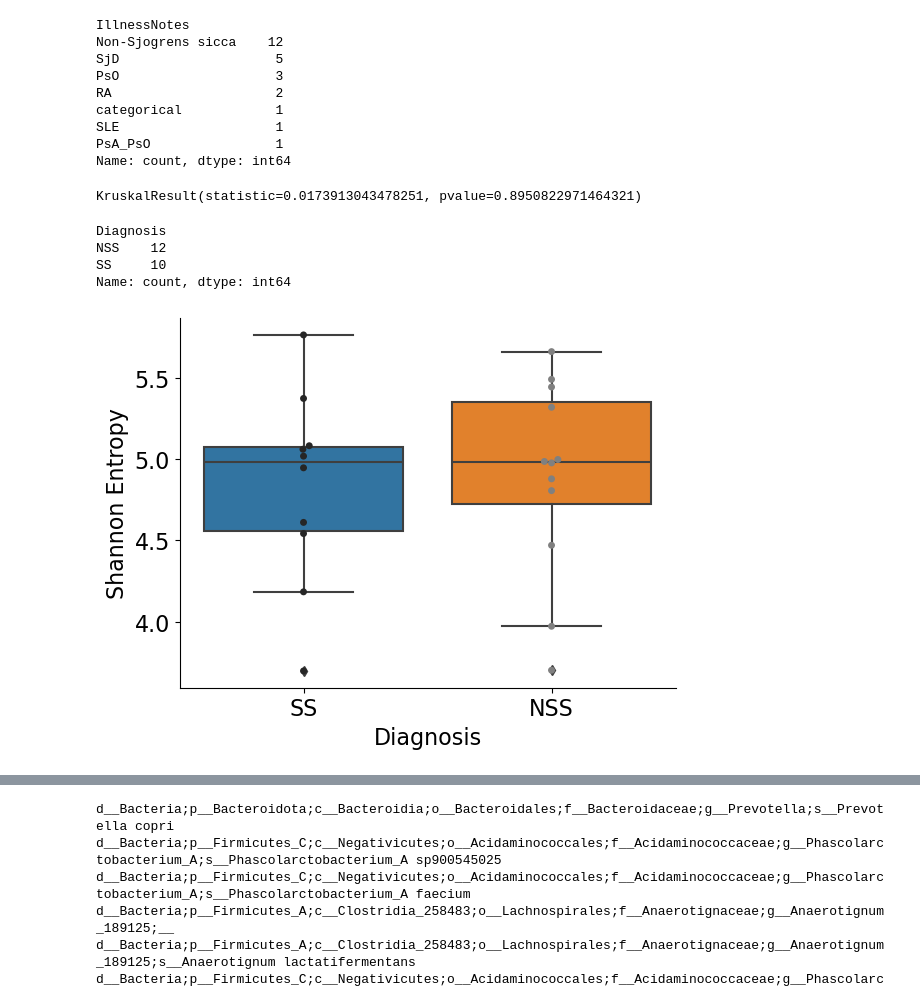
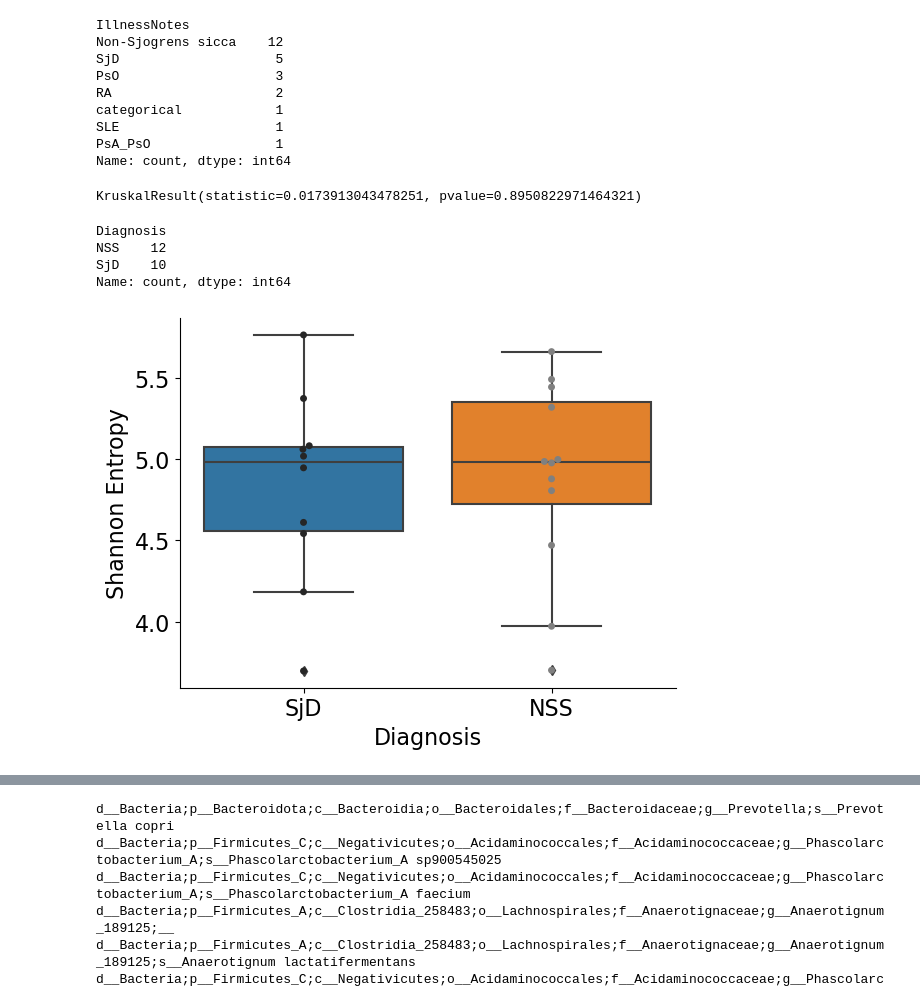
Before and after one commit to kbpi314/ampaim, a Jupyter notebook: code/AMPAIM_v10.ipynb, the cells around one changed output, grey strips where cells are left out. Saved outputs shown, nothing was run; the diff lists cells and outputs as text; code cells hidden in the pictures.

```diff
--- a/code/AMPAIM_v10.ipynb
+++ b/code/AMPAIM_v10.ipynb
@@ -319,37 +327,37 @@ df_alpha = df_alpha.set_index('id')
 
 # convert to float
 df_alpha['shannon_entropy'] = df_alpha['shannon_entropy'].map(lambda x: float(x))
 
 # convert NSS to SICCA
-pairs = [('non-sjogrens sicca','NSS'), ('pso','PsO'), ('psa','PsA'), ('sle','SLE'), ('ss','SS'),('healthy','Healthy')]
+pairs = [('non-sjogrens sicca','NSS'), ('pso','PsO'), ('psa','PsA'), ('sle','SLE'), ('ss','SjD'),('healthy','Healthy')]
 for p in pairs:
     df_alpha['Diagnosis'] = df_alpha['Diagnosis'].replace(p[0],p[1])
 
 # subset on NSS SS
-df_alpha = df_alpha[df_alpha['Diagnosis'].isin(['NSS','SS'])]
+df_alpha = df_alpha[df_alpha['Diagnosis'].isin(['NSS','SjD'])]
 
 # KW test
 print(scipy.stats.kruskal(*list(df_alpha.groupby('Diagnosis')['shannon_entropy'].apply(list).values), nan_policy='propagate', axis=0, keepdims=False))
 
 # do sns
 ax = sns.boxplot(data=df_alpha, x='Diagnosis', y='shannon_entropy')
 sns.swarmplot(data=df_alpha, x='Diagnosis', y='shannon_entropy', palette='dark:grey', hue=None)
 
 # ax.axes.set_title("Title",fontsize=48)
 ax.set_ylabel("Shannon Entropy",fontsize=16)
 ax.set_xlabel("Diagnosis",fontsize=16)
 ax.tick_params(labelsize=16)
 #plt.xticks(rotation=45)
 sns.despine()
 # plt.savefig(path + 'inputs/Qiime2_0_KB_batch/adiv.pdf')
 df_alpha.Diagnosis.value_counts()
 # %% [output]
 KruskalResult(statistic=0.0173913043478251, pvalue=0.8950822971464321)
 Diagnosis
 NSS    12
-SS     10
+SjD    10
 Name: count, dtype: int64
-[figure, old version]
+[figure, new version]
 # %%
 # plot medication alpha div
 df_alpha = pd.read_csv(path + 'inputs/Q2_MSQ138_141_noctrl_noeiser_nocd_correct/metadata.tsv', sep='\t')
```
Also changed, not shown: parts of 40 cells of this notebook.
